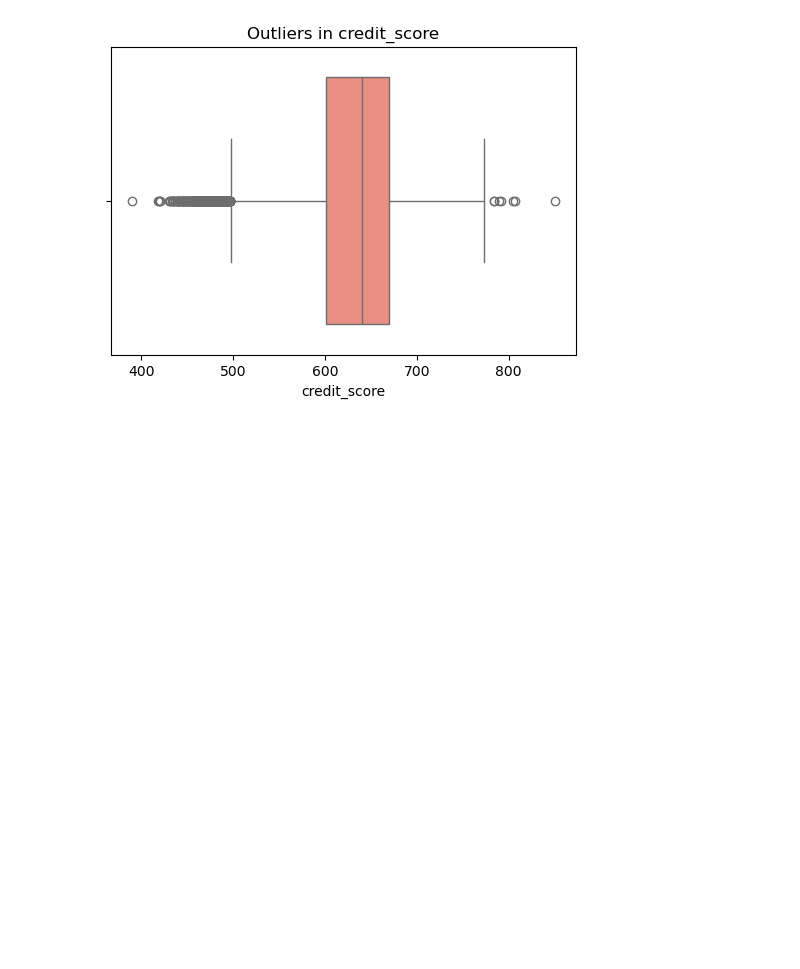
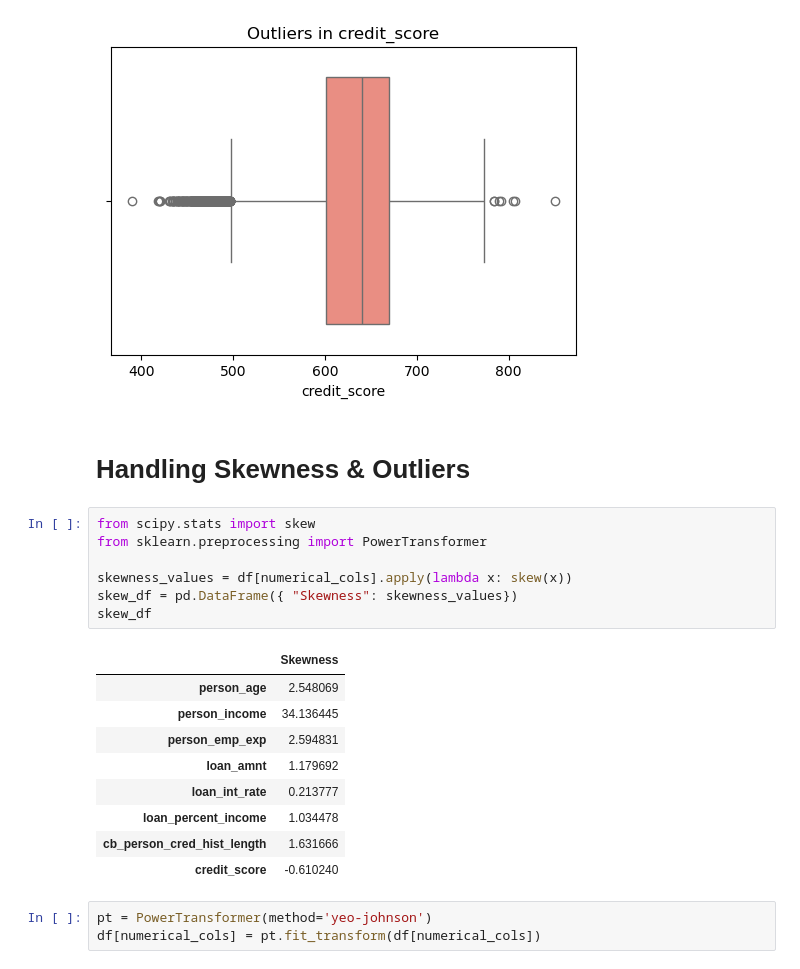
Before and after one commit to Chandu1613/loan-predict-logit, a Jupyter notebook: notebooks/loan_preprocessing.ipynb, the cells around one changed output. Saved outputs shown, nothing was run; the diff lists cells and outputs as text; blank space fills up the shorter version.

```diff
--- a/notebooks/loan_preprocessing.ipynb
+++ b/notebooks/loan_preprocessing.ipynb
@@ -197,3 +197,25 @@ for col in numerical_cols:
 [figure]
 [figure]
 [figure]
+# %% [markdown]
+# Handling Skewness & Outliers
+# %%
+from scipy.stats import skew
+from sklearn.preprocessing import PowerTransformer
+
+skewness_values = df[numerical_cols].apply(lambda x: skew(x))
+skew_df = pd.DataFrame({ "Skewness": skewness_values})
+skew_df
+# %% [output]
+|  | Skewness |
+| person_age | 2.548069 |
+| person_income | 34.136445 |
+| person_emp_exp | 2.594831 |
+| loan_amnt | 1.179692 |
+| loan_int_rate | 0.213777 |
+| loan_percent_income | 1.034478 |
+| cb_person_cred_hist_length | 1.631666 |
+| credit_score | -0.610240 |
+# %%
+pt = PowerTransformer(method='yeo-johnson')
+df[numerical_cols] = pt.fit_transform(df[numerical_cols])
```
Also changed, not shown: parts of 2 cells of this notebook, 3 other files.
